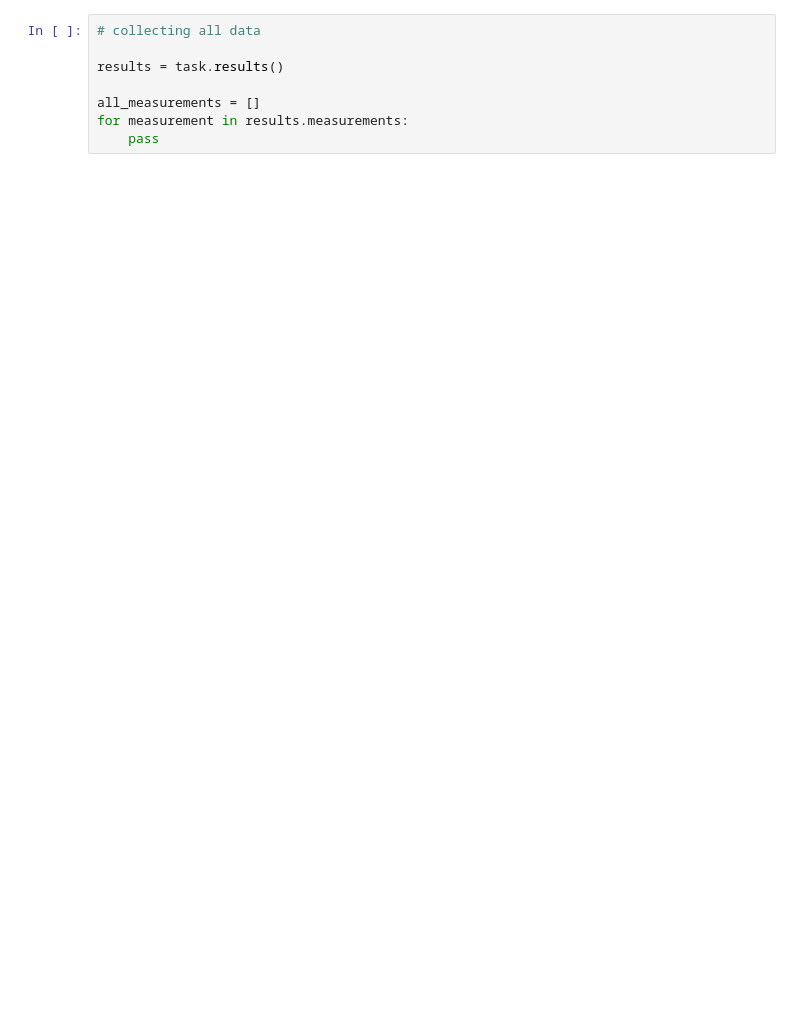
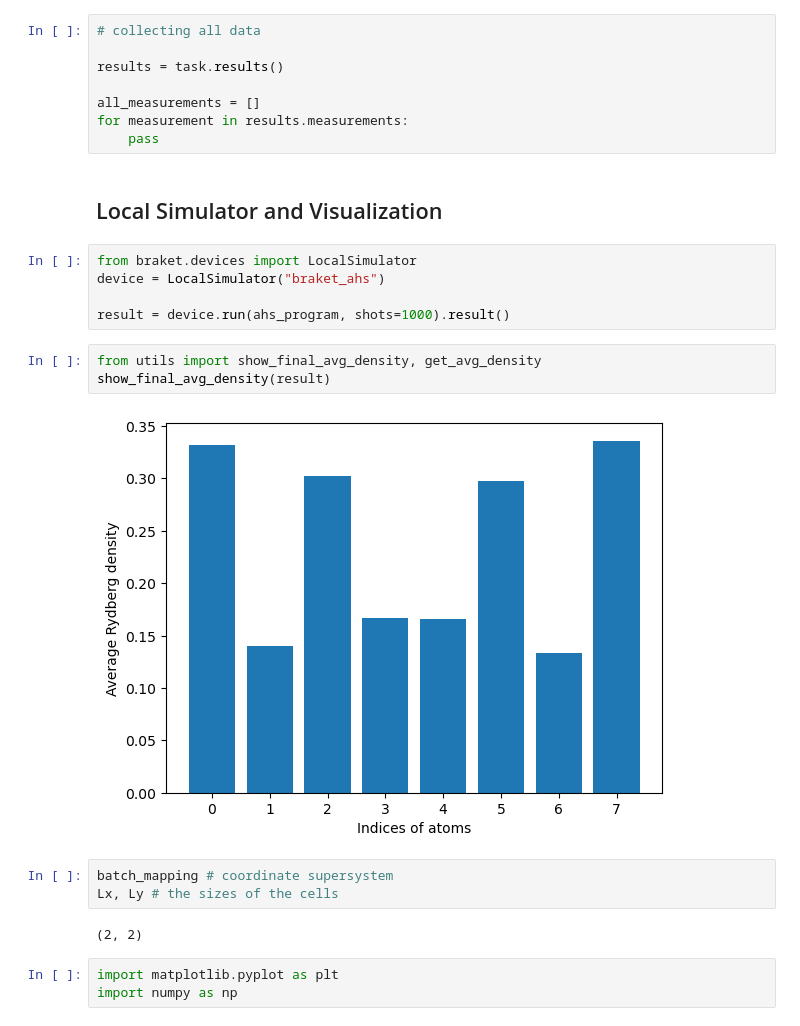
Before and after one commit to weinbe58/amazon-braket-examples, a Jupyter notebook: examples/analog_hamiltonian_simulation/05_2D_Rydberg.ipynb, the cells around one changed output. Drawn from its saved outputs; the diff is of its cells as text; blank space fills up the shorter version.

```diff
--- a/examples/analog_hamiltonian_simulation/05_2D_Rydberg.ipynb
+++ b/examples/analog_hamiltonian_simulation/05_2D_Rydberg.ipynb
@@ -137,3 +153,23 @@ results = task.results()
 all_measurements = []
 for measurement in results.measurements:
     pass
+# %% [markdown]
+## Local Simulator and Visualization
+# %%
+from braket.devices import LocalSimulator
+device = LocalSimulator("braket_ahs")
+
+result = device.run(ahs_program, shots=1000).result()
+# %%
+from utils import show_final_avg_density, get_avg_density
+show_final_avg_density(result)
+# %% [output]
+[figure, added]
+# %%
+batch_mapping # coordinate supersystem
+Lx, Ly # the sizes of the cells
+# %% [output]
+(2, 2)
+# %%
+import matplotlib.pyplot as plt
+import numpy as np
```
Also changed, not shown: parts of 10 cells of this notebook.
